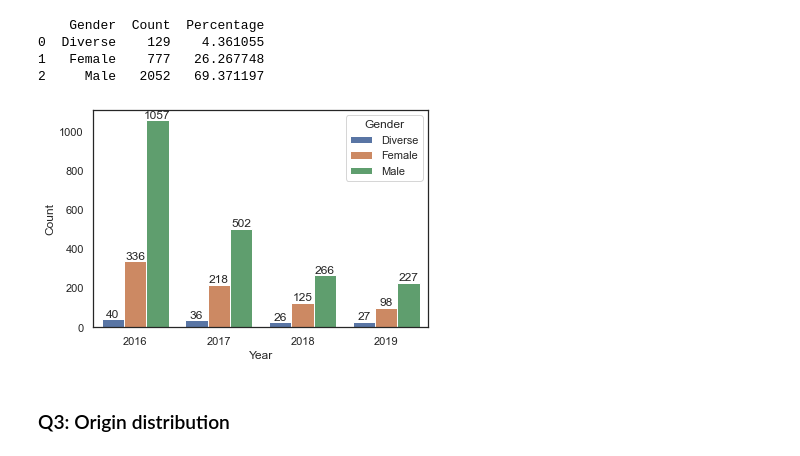
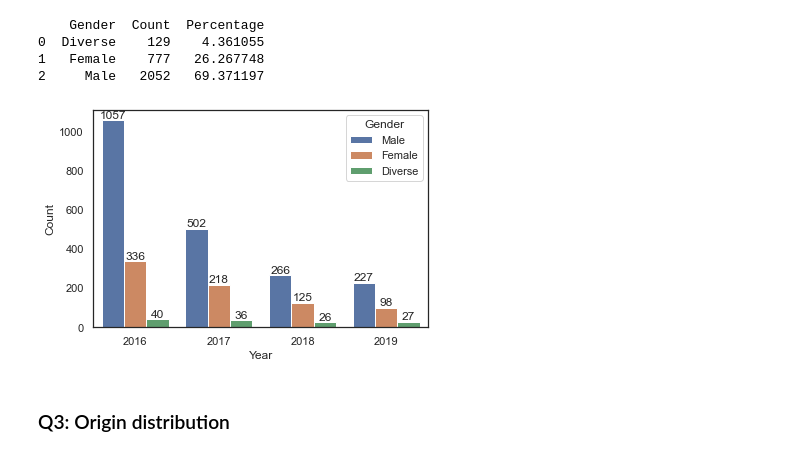
Before and after one commit to Selorikas/mental-health, a Jupyter notebook: mental-health.ipynb, the cells around one changed output. Saved outputs shown, nothing was run; the diff lists cells and outputs as text; code cells hidden in the pictures.

Commit message:
Change hue order of gender barplot

```diff
--- a/mental-health.ipynb
+++ b/mental-health.ipynb
@@ -157,11 +157,11 @@ print(q2_by_gender)
 2     Male   2052   69.371197
 # %%
 # q2_by_year_and_gender visualized
-ax = sns.barplot(x = 'Year', y = 'Count', hue = 'Gender', data = q2_by_gender_and_year)
+ax = sns.barplot(x = 'Year', y = 'Count', hue = 'Gender', data = q2_by_gender_and_year, hue_order=['Male', 'Female', 'Diverse'])
 for container in ax.containers:
     ax.bar_label(container)
 # %% [output]
-[figure, old version]
+[figure, new version]
 # %% [markdown]
 ### Q3: Origin distribution
 # %% [markdown]
```
